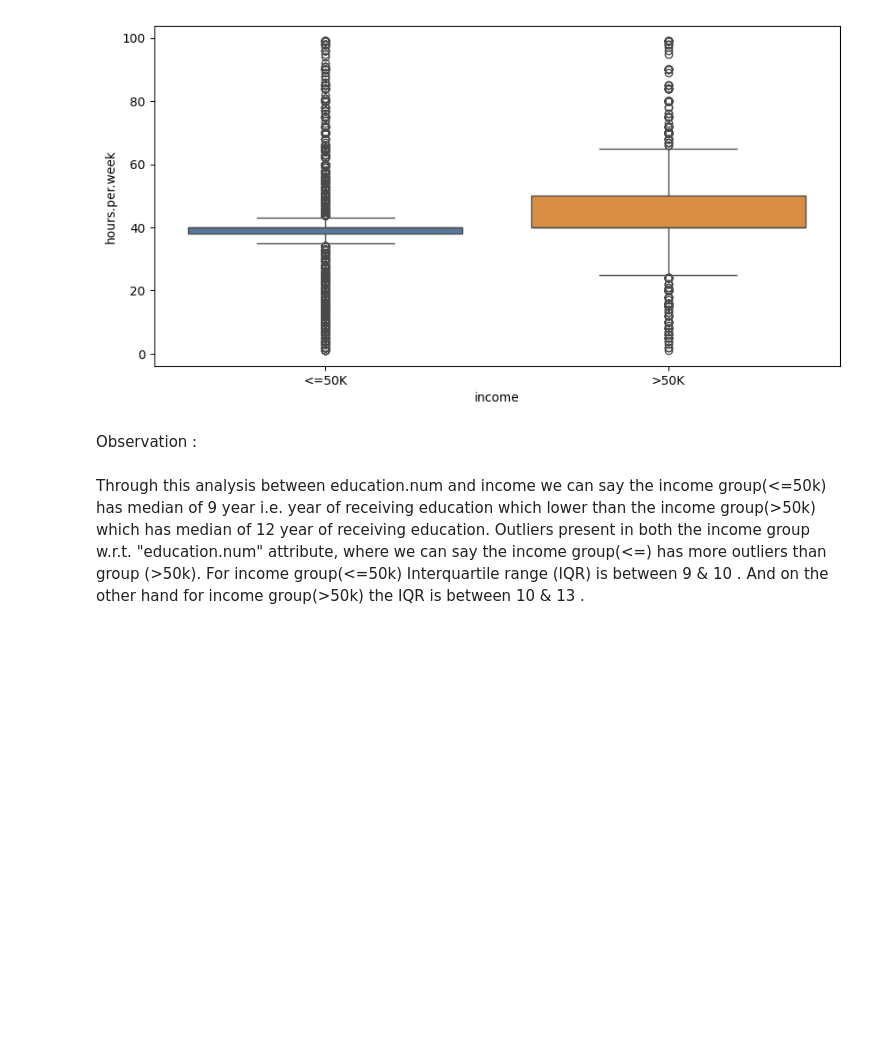
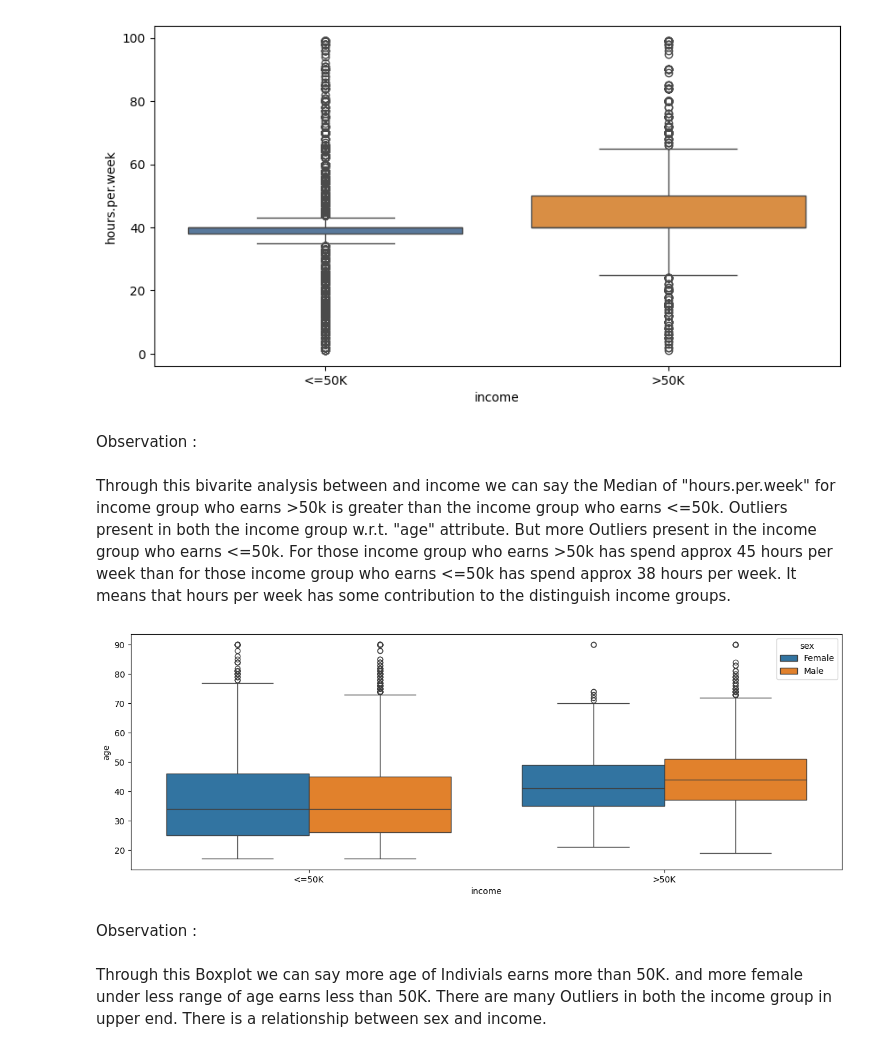
Before and after one commit to soniya-builds/Data-Analysis-Projects, a Jupyter notebook: Full Data Analysis Project with Python/raw_code.ipynb, the cells around one changed output. Drawn from its saved outputs; the diff is of its cells as text; code cells hidden in the pictures; blank space fills up the shorter version.

```diff
--- a/Full Data Analysis Project with Python/raw_code.ipynb
+++ b/Full Data Analysis Project with Python/raw_code.ipynb
@@ -780,6 +780,19 @@ plt.show()
 # %% [markdown]
 Observation :
 # %% [markdown]
-Through this analysis between education.num and income we can say the income group(<=50k) has median of 9 year i.e. year of receiving education which lower than the income group(>50k) which has median of 12 year of receiving education.
-Outliers present in both the income group w.r.t. "education.num" attribute, where we can say the income group(<=) has more outliers than group (>50k).
-For income group(<=50k) Interquartile range (IQR) is between 9 & 10 . And on the other hand for income group(>50k) the IQR is between 10 & 13 .
+Through this bivarite analysis between and income we can say the Median of "hours.per.week" for income group who earns >50k is greater than the income group who earns <=50k.
+Outliers present in both the income group w.r.t. "age" attribute. But more Outliers present in the income group who earns <=50k.
+For those income group who earns >50k has spend approx 45 hours per week than for those income group who earns <=50k has spend approx 38 hours per week.
+It means that hours per week has some contribution to the distinguish income groups.
+# %%
+plt.figure(figsize=(15,5))
+sb.boxplot(x="income", y="age",hue="sex",data=df)
+plt.show()
+# %% [output]
+[figure, added]
+# %% [markdown]
+Observation :
+# %% [markdown]
+Through this Boxplot we can say more age of Indivials earns more than 50K. and more female under less range of age earns less than 50K.
+There are many Outliers in both the income group in upper end.
+There is a relationship between sex and income.
```
